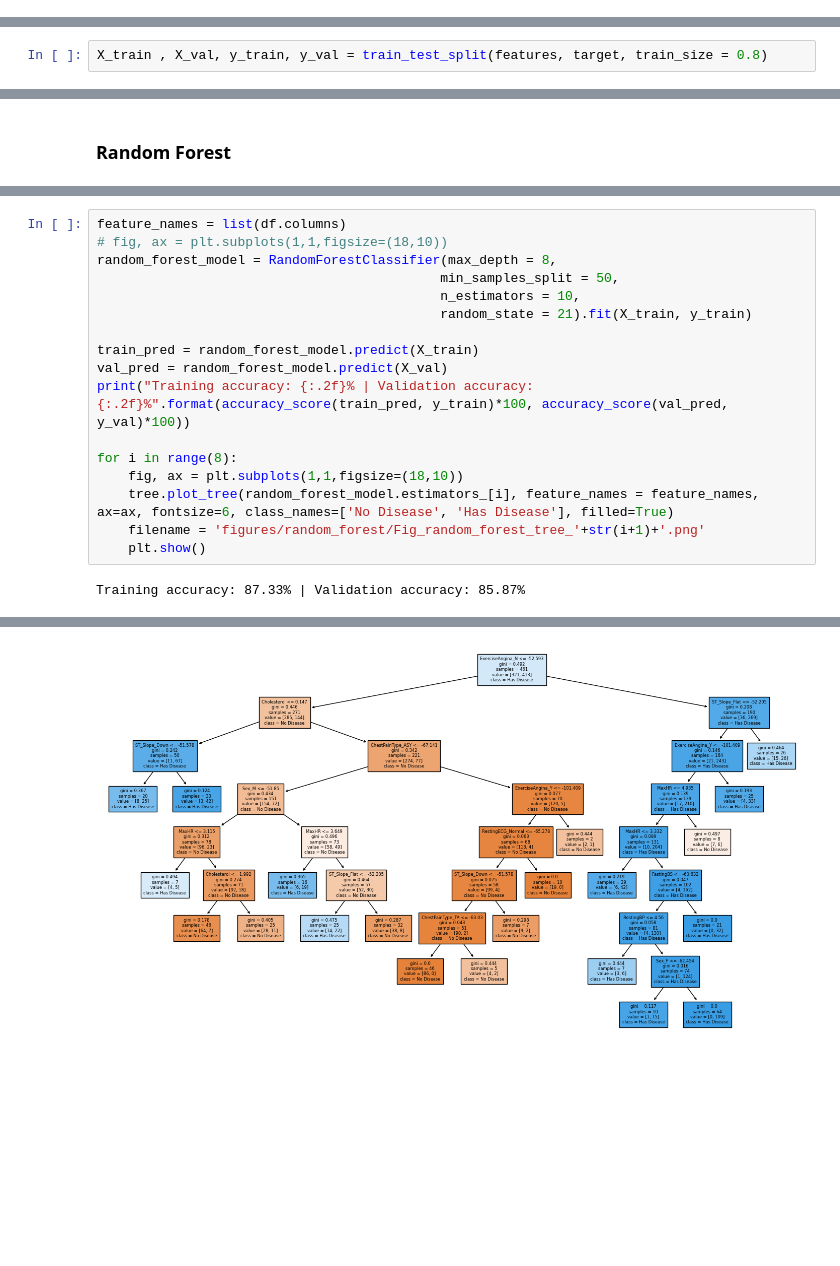
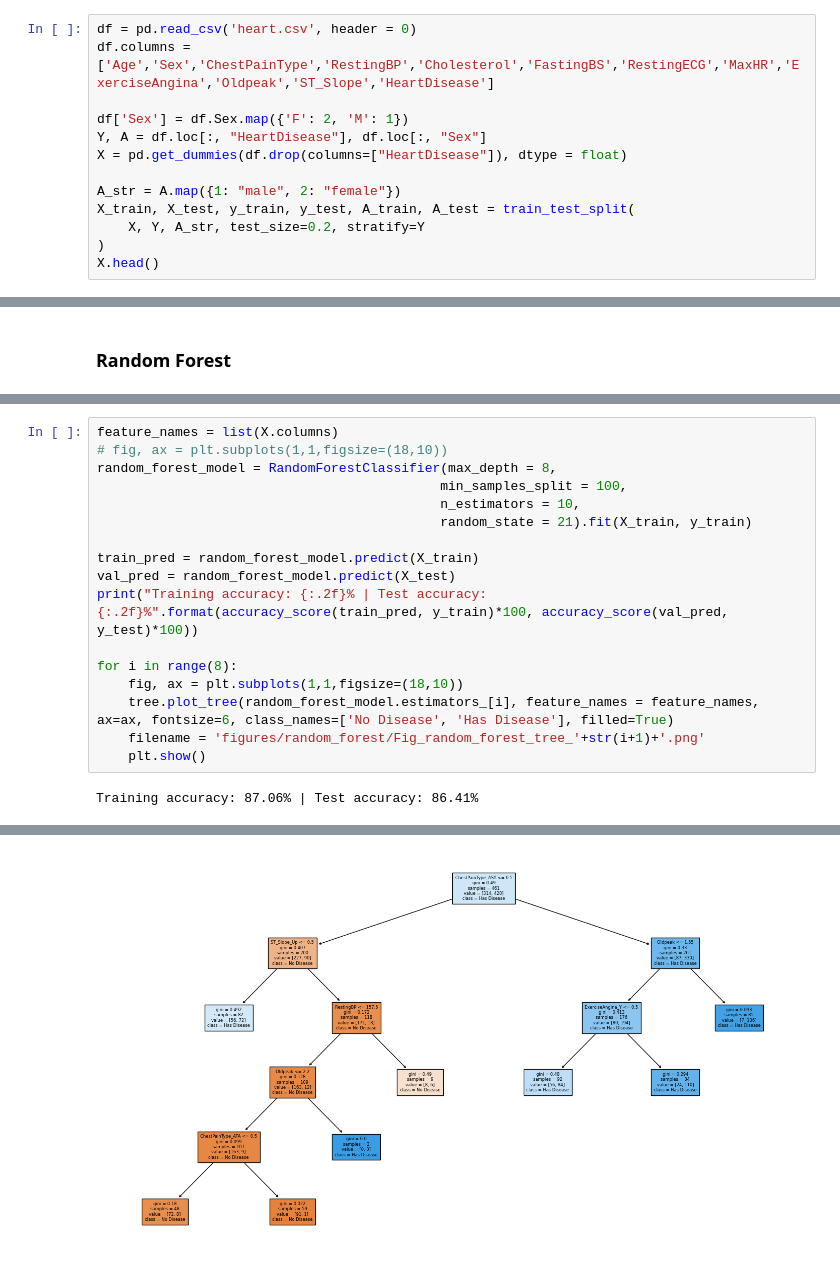
Before and after one commit to XueningD65/TriageAssist, a Jupyter notebook: dataset_load_and_test.ipynb, the cells around one changed output, grey strips where cells are left out. Saved outputs shown, nothing was run; the diff lists cells and outputs as text; blank space fills up the shorter version.

```diff
--- a/dataset_load_and_test.ipynb
+++ b/dataset_load_and_test.ipynb
@@ -298,0 +296,13 @@ features = df.drop("HeartDisease", axis = 1)
+# %%
+df = pd.read_csv('heart.csv', header = 0)
+df.columns = ['Age','Sex','ChestPainType','RestingBP','Cholesterol','FastingBS','RestingECG','MaxHR','ExerciseAngina','Oldpeak','ST_Slope','HeartDisease']
+
+df['Sex'] = df.Sex.map({'F': 2, 'M': 1})
+Y, A = df.loc[:, "HeartDisease"], df.loc[:, "Sex"]
+X = pd.get_dummies(df.drop(columns=["HeartDisease"]), dtype = float)
+
+A_str = A.map({1: "male", 2: "female"})
+X_train, X_test, y_train, y_test, A_train, A_test = train_test_split(
+    X, Y, A_str, test_size=0.2, stratify=Y
+)
+X.head()
@@ -303,5 +320,3 @@ print(len(features.columns), "features are used for training.")
-# %%
-X_train , X_val, y_train, y_val = train_test_split(features, target, train_size = 0.8)
 # %%
 # normalization
 X_train = (X_train - np.mean(X_train))/np.std(X_train)
@@ -515,14 +532,14 @@ Training accuracy: 87.33% | Validation accuracy: 85.87%
 # %%
-feature_names = list(df.columns)
+feature_names = list(X.columns)
 # fig, ax = plt.subplots(1,1,figsize=(18,10))
 random_forest_model = RandomForestClassifier(max_depth = 8,
-                                            min_samples_split = 50,
+                                            min_samples_split = 100,
                                             n_estimators = 10,
                                             random_state = 21).fit(X_train, y_train)
 
 train_pred = random_forest_model.predict(X_train)
-val_pred = random_forest_model.predict(X_val)
-print("Training accuracy: {:.2f}% | Validation accuracy: {:.2f}%".format(accuracy_score(train_pred, y_train)*100, accuracy_score(val_pred, y_val)*100))
+val_pred = random_forest_model.predict(X_test)
+print("Training accuracy: {:.2f}% | Test accuracy: {:.2f}%".format(accuracy_score(train_pred, y_train)*100, accuracy_score(val_pred, y_test)*100))
 
 for i in range(8):
     fig, ax = plt.subplots(1,1,figsize=(18,10))
@@ -530,4 +547,4 @@ for i in range(8):
     filename = 'figures/random_forest/Fig_random_forest_tree_'+str(i+1)+'.png'
     plt.show()
 # %% [output]
-Training accuracy: 87.33% | Validation accuracy: 85.87%
+Training accuracy: 87.06% | Test accuracy: 86.41%
@@ -541 +558 @@ Training accuracy: 87.33% | Validation accuracy: 85.87%
-[figure, old version]
+[figure, new version]
```
Also changed, not shown: parts of 59 cells of this notebook, 2 other files.
